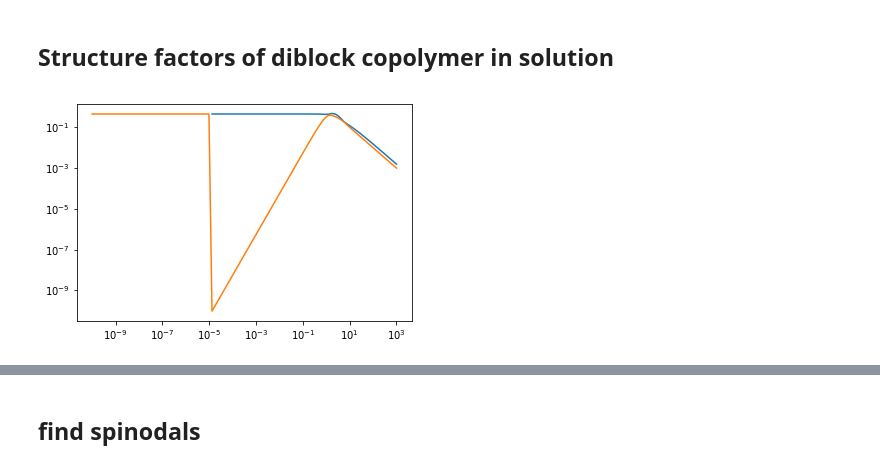
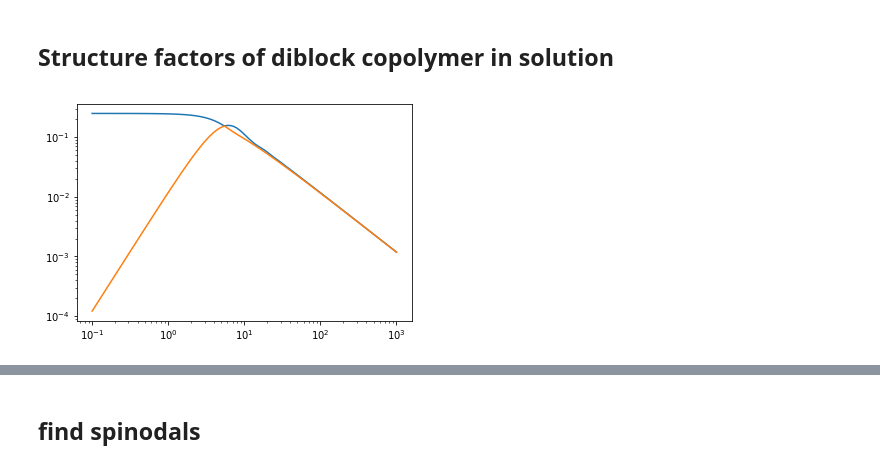
Before and after one commit to qmacAstanford/MultiPointCalculation, a Jupyter notebook: TestGAMcalc.ipynb, the cells around one changed output, grey strips where cells are left out. Drawn from its saved outputs; the diff is of its cells as text; code cells hidden in the pictures.

```diff
--- a/TestGAMcalc.ipynb
+++ b/TestGAMcalc.ipynb
@@ -654,13 +736,13 @@ plt.savefig('figs/gam41.eps')
 # %% [markdown]
 ## Structure factors of diblock copolymer in solution
 # %%
-N=100
-FA=0.2
+N=1
+FA=0.5
 CHIAB, CHIAS, CHIBS = 0, 0, 0
 PHIP = 0.5
 
 pset=propagator.prop_set(nlam=1)
-KV = np.logspace(-1,3,100)
+KV = np.logspace(-1,3,100)/np.sqrt(r2(N))
 # gam2sol = np.zeros((len(KV), 2, 2),dtype=type(1+1j))
 mineig = np.zeros((len(KV), 1),dtype=type(1+1j))
 maxeig = np.zeros((len(KV), 1),dtype=type(1+1j))
@@ -668,11 +750,11 @@ for i, K in enumerate(KV):
     maxeig[i], _ = gamma2sol_biggereig(pset, N, FA, PHIP, K, CHIAB, CHIAS, CHIBS)
     mineig[i], _ = gamma2sol_smallereig(pset, N, FA, PHIP, K, CHIAB, CHIAS, CHIBS)
 # %%
-plt.loglog(KV, 1./mineig.real)
-plt.loglog(KV, 1./maxeig.real)
+plt.loglog(KV*np.sqrt(r2(N)), 1./(N*mineig.real))
+plt.loglog(KV*np.sqrt(r2(N)), 1./(N*maxeig.real))
 plt.show()
 # %% [output]
-[figure, old version]
+[figure, new version]
 # %%
 N=1
 FA=0.2
```
Also changed, not shown: parts of 41 cells of this notebook, 46 other files.
